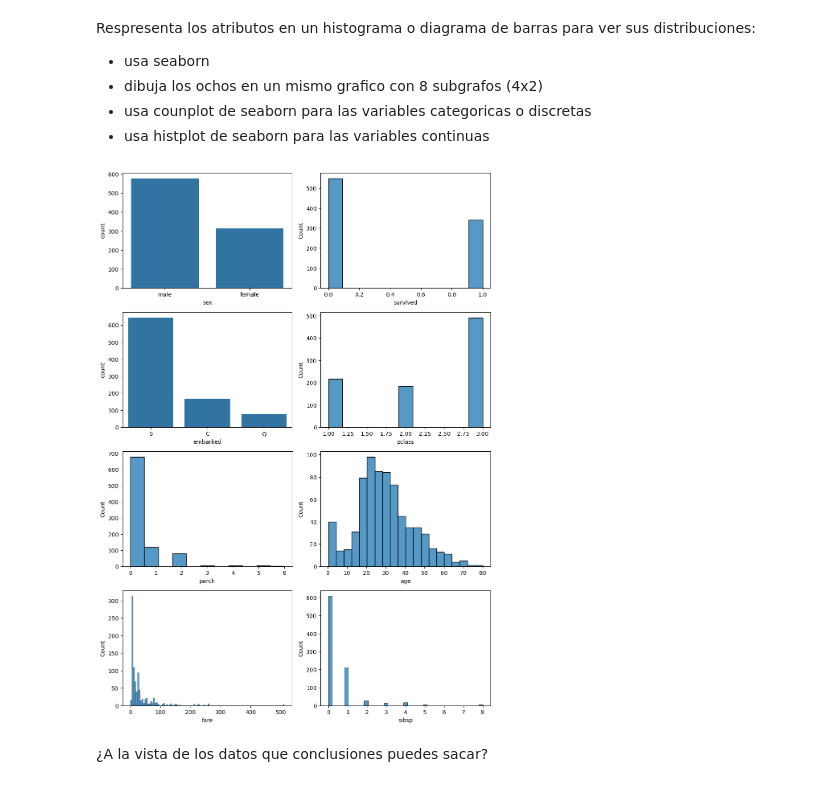
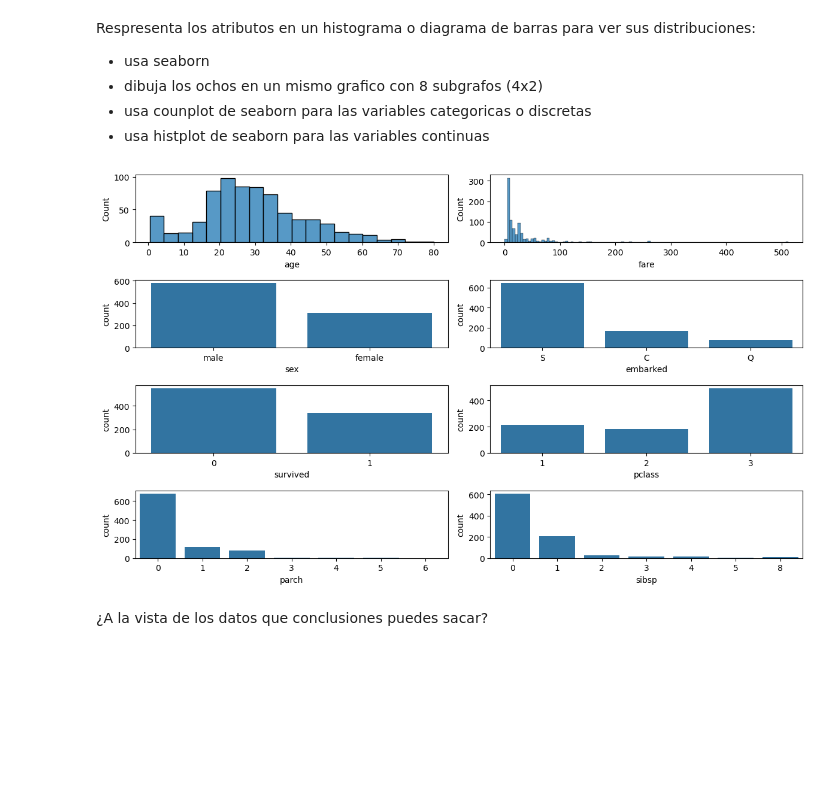
Before and after one commit to jonfdg9/IA, a Jupyter notebook: SAPA/Machine Learning/2_4Ejercicios.ipynb, the cells around one changed output. Cells and saved outputs as stored; diff of their text form; code cells hidden in the pictures; blank space fills up the shorter version.

```diff
--- a/SAPA/Machine Learning/2_4Ejercicios.ipynb
+++ b/SAPA/Machine Learning/2_4Ejercicios.ipynb
@@ -157,33 +157,37 @@ Respresenta los atributos en un histograma o diagrama de barras para ver sus dis
 - dibuja los ochos en un mismo grafico con 8 subgrafos (4x2)
 - usa counplot de seaborn para las variables categoricas o discretas
 - usa histplot de seaborn para las variables continuas
-# %%
-df_object = df_titanic_dropped.select_dtypes(include=["object"])
-df_num = df_titanic_dropped.select_dtypes(include=[np.number])
-
-# Crear figura con subplots
-fig, axes = plt.subplots(4, 2, figsize=(10, 14))  # Ajustar tamaño de figura según convenga
-
-
-
-for i, var in enumerate(df_object.columns):
-    sns.countplot(x=var, data=df_titanic_dropped, ax=axes[i][0])
-
-for i, var in enumerate(df_num.columns):
-    if(i>3):
-        if(i==4):
-            sns.histplot(x=var, data=df_titanic_dropped, ax=axes[2][0])
-        else:
-            sns.histplot(x=var, data=df_titanic_dropped, ax=axes[3][0])
-    else:
-        sns.histplot(x=var, data=df_titanic_dropped, ax=axes[i][1])
-
-
-# Ajustar el layout y mostrar el gráfico
-plt.tight_layout()
-plt.show()
-# %% [output]
-[figure, removed]
+# %%
+df_object = df_titanic_dropped.select_dtypes(include=["object","category"]).columns.to_list()
+df_num = df_titanic_dropped.select_dtypes(include=[np.number]).columns.to_list()
+
+
+for col in ["survived", "pclass", "parch", "sibsp"]:
+    if col in df_num:
+        df_num.remove(col)
+
+df_object.extend(["survived", "pclass", "parch", "sibsp"])
+
+plt.figure(figsize=(12,12))
+
+subplot_index=1
+
+for col in df_num:
+    plt.subplot(7,2,subplot_index)
+    sns.histplot(x=df_titanic_dropped[col])
+    subplot_index+=1
+
+for col in df_object:
+    plt.subplot(7,2,subplot_index)
+    sns.countplot(x=df_titanic_dropped[col])
+    subplot_index+=1
+
+
+
+plt.tight_layout()
+plt.show()
+# %% [output]
+[figure, added]
 # %% [markdown]
 ¿A la vista de los datos que conclusiones puedes sacar?
 # %% [markdown]
```
Also changed, not shown: parts of 12 cells of this notebook, 21 other files.
